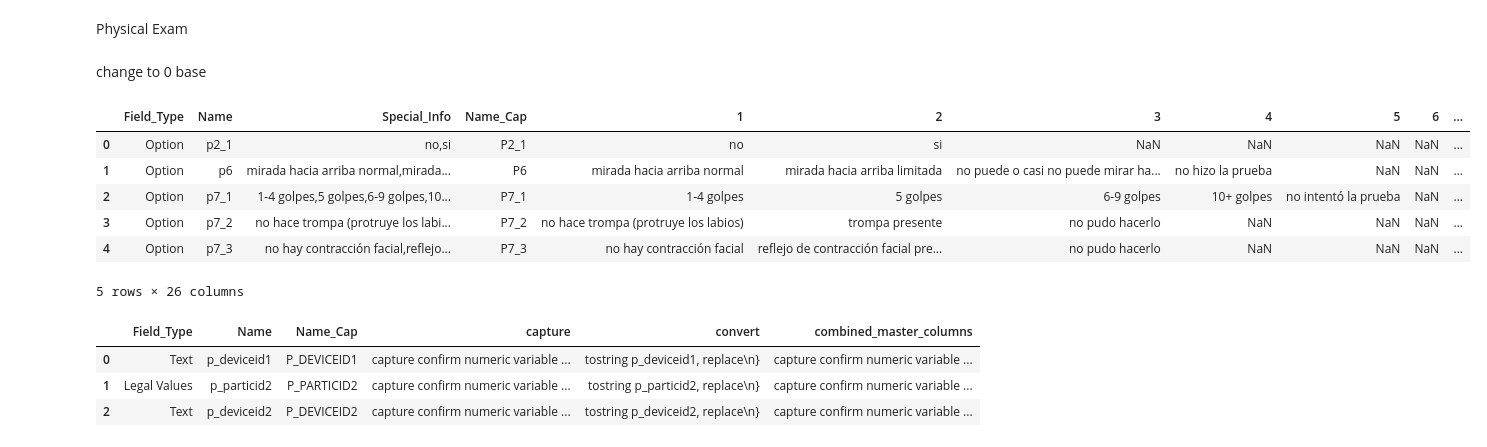
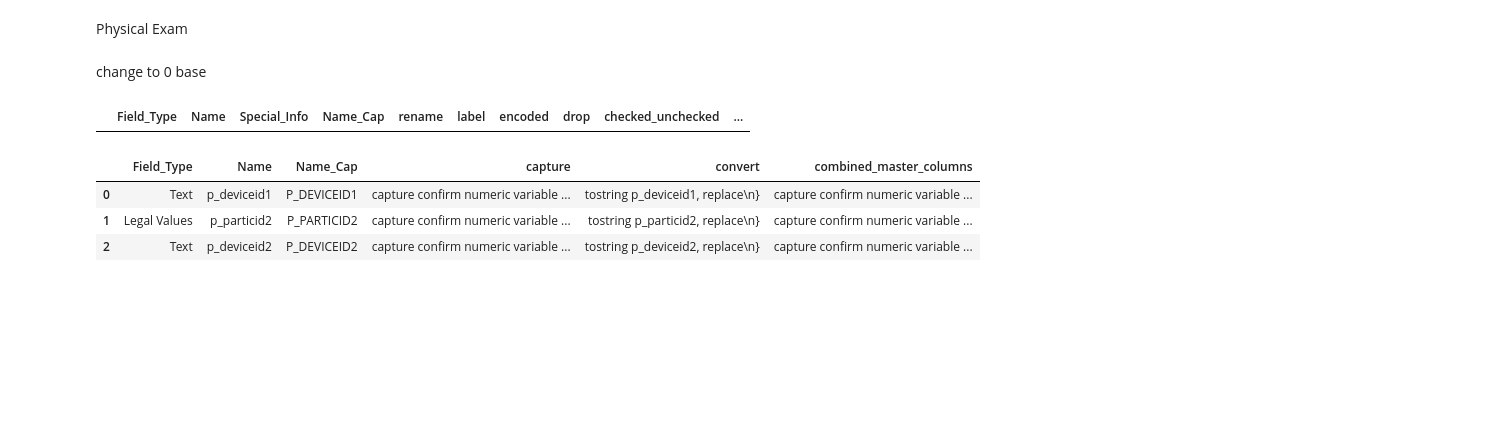
Before and after one commit to chrissoria/CADAS, a Jupyter notebook: Recode_Files/Cleaning_Stata_Variables.ipynb, the cells around one changed output. Drawn from its saved outputs; the diff is of its cells as text; code cells hidden in the pictures; blank space fills up the shorter version.

Commit message:
small change in socio XML to align with word, added more lines of code to change false/true boolean value labels to checked/unchecked

```diff
--- a/Recode_Files/Cleaning_Stata_Variables.ipynb
+++ b/Recode_Files/Cleaning_Stata_Variables.ipynb
@@ -78,8 +78,9 @@ with open(Socio_file, 'w') as f:
     for code_line in Socio['combined_master_columns']:
         f.write(f"{code_line}\n\n")
 
+#dealing with checkboxes
 Socio = (
-    pd.read_excel("CADAS_DD_V3.xlsx", engine='openpyxl', sheet_name="Sociodemographic")  # replace with your file path
+    pd.read_excel("CADAS_DD_V4.xlsx", engine='openpyxl', sheet_name="Sociodemographic")  # replace with your file path
     .loc[lambda df: (df['Field_Type'] == 'Checkbox') | (df['Field_Type'] == 'Checkbox'), ['Field_Type', 'Name', 'Special_Info']]
     .reset_index(drop=True)
 )
@@ -91,12 +92,23 @@ Socio["rename"] = Socio.apply(lambda row: f'rename {row["Name"]} ({row["Name_Cap
 Socio["label"] = Socio.apply(lambda row: f'label define {row["Name_Cap"]} 0 "false" 1 "true"', axis=1)
 Socio["encoded"] = Socio.apply(lambda row: f'encode {row["Name_Cap"]}, gen ({row["Name"]}) label ({row["Name_Cap"]})', axis=1)
 Socio["drop"] = Socio.apply(lambda row: f'drop {row["Name_Cap"]}', axis=1)
+Socio["checked_unchecked"] = Socio.apply(lambda row: f'label values {row["Name"]} checkbox_label', axis=1)
 Socio['combined_master_columns'] = Socio.apply(lambda row: f'{row["rename"]}\n\n{row["label"]}\n\n{row["encoded"]}\n\n{row["drop"]}', axis=1)
 
 Socio_file = 'Recode_Files/Socio_code_checks.txt'
 with open(Socio_file, 'w') as f:
+    # Write each code line from the "combined_master_columns" column
     for code_line in Socio['combined_master_columns']:
         f.write(f"{code_line}\n\n")
 
+Socio_file = 'Recode_Files/Socio_code_checks_renamed.txt'
+with open(Socio_file, 'w') as f:
+    # Write the additional text at the top of the file
+    f.write('label define checkbox_label 0 "unchecked" 1 "checked", replace\n\n')
+
+    # Write each code line from the "combined_master_columns" column
+    for code_line in Socio['checked_unchecked']:
+        f.write(f"{code_line}\n\n")
+
 Socio.head()
 # %% [output]
@@ -241,40 +253,44 @@ Phys["rename"] = Phys.apply(lambda row: f'rename {row["Name"]} ({row["Name_Cap"]
 Phys['combined_master_columns'] = Phys.apply(lambda row: f'{row["rename"]}\n\n{row["capture"]}\n{row["convert"]}\n\n{row["new_combined_column"]}\n\n{row["encode_column"]}', axis=1)
 
 
 Phys_file = 'Recode_Files/Phys_code.txt'
 with open(Phys_file, 'w') as f:
     for code_line in Phys['combined_master_columns']:
         f.write(f"{code_line}\n\n")
 
 Phys = (
     pd.read_excel("CADAS_DD_V4.xlsx", engine='openpyxl', sheet_name="Physical_Exam")  # replace with your file path
     .loc[lambda df: (df['Field_Type'] == 'Checkbox') | (df['Field_Type'] == 'Checkbox'), ['Field_Type', 'Name', 'Special_Info']]
     .reset_index(drop=True)
 )
 
 Phys['Name_Cap'] = Phys['Name']
 Phys['Name'] = Phys['Name'].str.lower()
 
 Phys["rename"] = Phys.apply(lambda row: f'rename {row["Name"]} ({row["Name_Cap"]})', axis=1)
 Phys["label"] = Phys.apply(lambda row: f'label define {row["Name_Cap"]} 0 "False" 1 "True"', axis=1)
 Phys["encoded"] = Phys.apply(lambda row: f'encode {row["Name_Cap"]}, gen ({row["Name"]}) label ({row["Name_Cap"]})', axis=1)
 Phys["drop"] = Phys.apply(lambda row: f'drop {row["Name_Cap"]}', axis=1)
+Phys["checked_unchecked"] = Phys.apply(lambda row: f'label values {row["Name"]} checkbox_label', axis=1)
 Phys['combined_master_columns'] = Phys.apply(lambda row: f'{row["rename"]}\n\n{row["label"]}\n\n{row["encoded"]}\n\n{row["drop"]}', axis=1)
 
 Phys_file = 'Recode_Files/Phys_code_checks.txt'
 with open(Phys_file, 'w') as f:
     for code_line in Phys['combined_master_columns']:
         f.write(f"{code_line}\n\n")
 
+Phys_file = 'Recode_Files/Phys_code_checks_renamed.txt'
+with open(Phys_file, 'w') as f:
+    # Write the additional text at the top of the file
+    f.write('label define checkbox_label 0 "unchecked" 1 "checked", replace\n\n')
+
+    # Write each code line from the "combined_master_columns" column
+    for code_line in Phys['checked_unchecked']:
+        f.write(f"{code_line}\n\n")
+
 Phys.head()
 # %% [output]
-|  | Field_Type | Name | Special_Info | Name_Cap | 1 | 2 | 3 | 4 | 5 | 6 | ... |
-| 0 | Option | p2_1 | no,si | P2_1 | no | si | NaN | NaN | NaN | NaN | ... |
-| 1 | Option | p6 | mirada hacia arriba normal,mirada... | P6 | mirada hacia arriba normal | mirada hacia arriba limitada | no puede o casi no puede mirar ha... | no hizo la prueba | NaN | NaN | ... |
-| 2 | Option | p7_1 | 1-4 golpes,5 golpes,6-9 golpes,10... | P7_1 | 1-4 golpes | 5 golpes | 6-9 golpes | 10+ golpes | no intentó la prueba | NaN | ... |
-| 3 | Option | p7_2 | no hace trompa (protruye los labi... | P7_2 | no hace trompa (protruye los labios) | trompa presente | no pudo hacerlo | NaN | NaN | NaN | ... |
-| 4 | Option | p7_3 | no hay contracción facial,reflejo... | P7_3 | no hay contracción facial | reflejo de contracción facial pre... | no pudo hacerlo | NaN | NaN | NaN | ... |
+|  | Field_Type | Name | Special_Info | Name_Cap | rename | label | encoded | drop | checked_unchecked | ... |
-5 rows × 26 columns
 # %%
 Phys = (
     pd.read_excel("CADAS_DD_V3.xlsx", engine='openpyxl', sheet_name="Physical_Exam")  # replace with your file path
```
Also changed, not shown: parts of 2 cells of this notebook, 13 other files.
